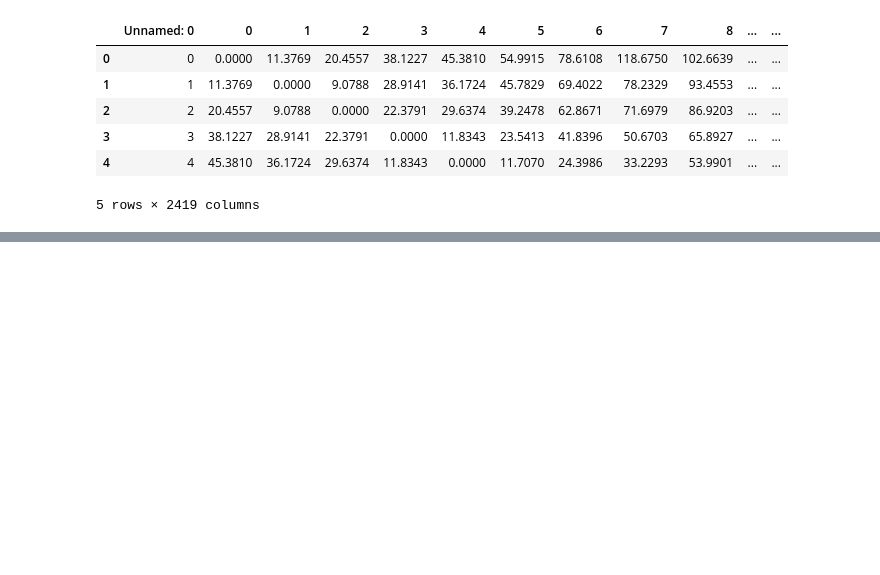
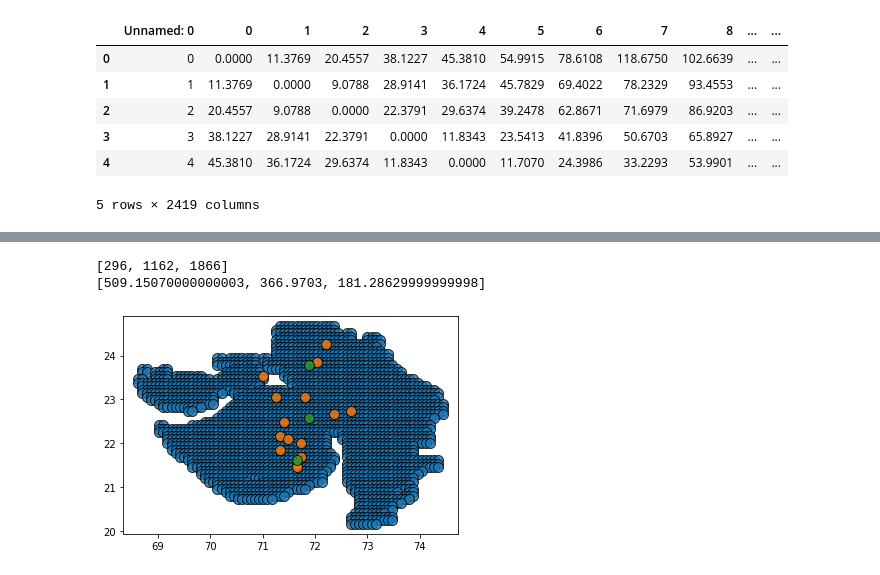
Before and after one commit to ishaan9006/agricultural-waste-utilization, a Jupyter notebook: run.ipynb, the cells around one changed output, grey strips where cells are left out. Drawn from its saved outputs; the diff is of its cells as text; code cells hidden in the pictures; blank space fills up the shorter version.

Commit message:
Added optimal functions to calculate refinery location!

```diff
--- a/run.ipynb
+++ b/run.ipynb
@@ -305 +333,23 @@ res_ref
+# %%
+ref_loc = []
+ref_cost = []
+for i in res_ref:
+    refinery_loc, refinery_cost = opt.getRefineryLocation(i[0], i[1], locs)
+    ref_loc.append(refinery_loc)
+    ref_cost.append(refinery_cost)
+print(ref_loc)
+print(ref_cost)
+# %% [output]
+[296, 1162, 1866]
+[509.15070000000003, 366.9703, 181.28629999999998]
+# %%
+ref_lats, ref_lons = opt.extract_coorindates(ref_loc)
+lat = db['Latitude']
+lon = db['Longitude']
+plt.scatter(lon, lat, s=100, edgecolor='k', alpha=0.8)
+plt.scatter(depot_lons, depot_lats, s=100, edgecolor='k', alpha=0.8)
+plt.scatter(ref_lons, ref_lats, s=100, edgecolor='k', alpha=0.8)
+plt.show()
+# %% [output]
+[figure, added]
 # %%
```
Also changed, not shown: parts of 24 cells of this notebook.
